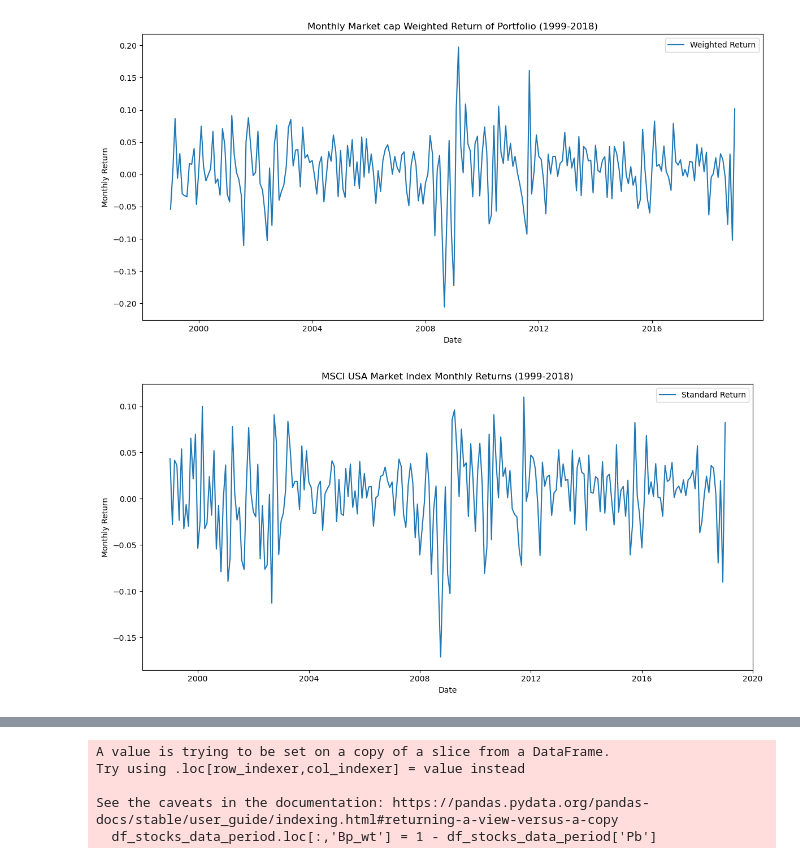
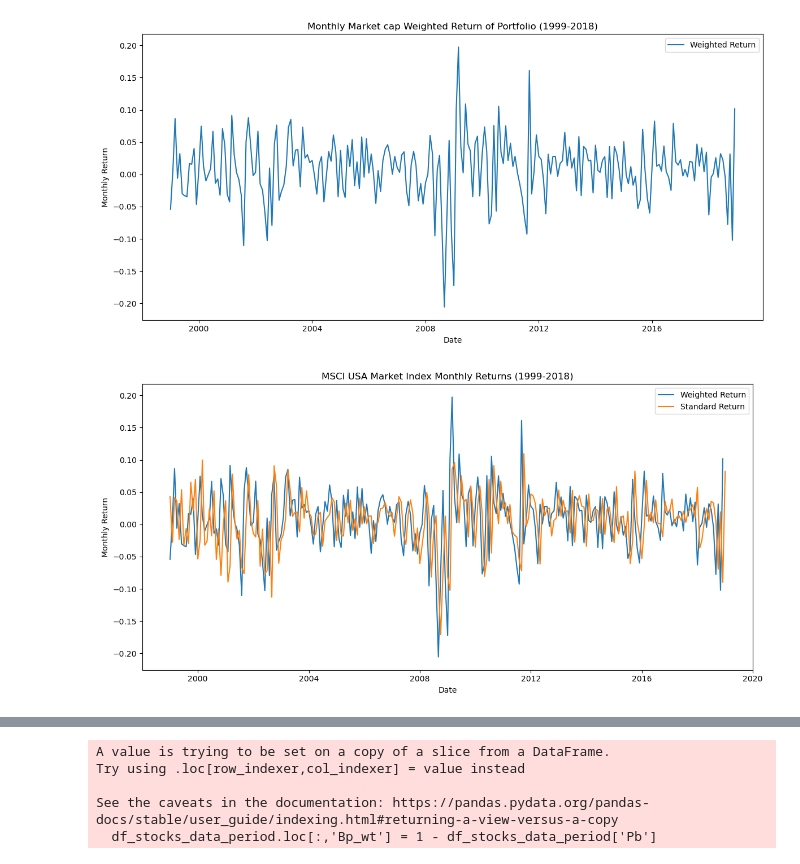
Before and after one commit to KiranReddy0808/FE5108-Portfolio-Theory-and-Investments, a Jupyter notebook: Assignment 3/Q1 & Q2/Assignment3.ipynb, the cells around one changed output, grey strips where cells are left out. Drawn from its saved outputs; the diff is of its cells as text; code cells hidden in the pictures.

```diff
--- a/Assignment 3/Assignment3.ipynb
+++ b/Assignment 3/Q1 & Q2/Assignment3.ipynb
@@ -571,16 +571,17 @@ plt.show()
 # %%
 # Plot the monthly returns for the MSCI USA market index
 us_msci_ff_filtered_data = us_msci_ff_data['1999-01':'2019-01']
 plt.figure(figsize=(12, 6))
+plt.plot(weighted_return.index.to_timestamp(), weighted_return, label='Weighted Return')
 plt.plot(us_msci_ff_filtered_data.index.to_timestamp(), us_msci_ff_filtered_data['Standard Return'], label='Standard Return')
 plt.title('MSCI USA Market Index Monthly Returns (1999-2018)')
 plt.xlabel('Date')
 plt.ylabel('Monthly Return')
 plt.legend()
 plt.tight_layout()
 plt.show()
 # %% [output]
-[figure, old version]
+[figure, new version]
 # %%
 # Calculate the t-statistic for the difference in means between the two portfolios
 
```
Also changed, not shown: parts of 2 cells of this notebook, 21 other files.
